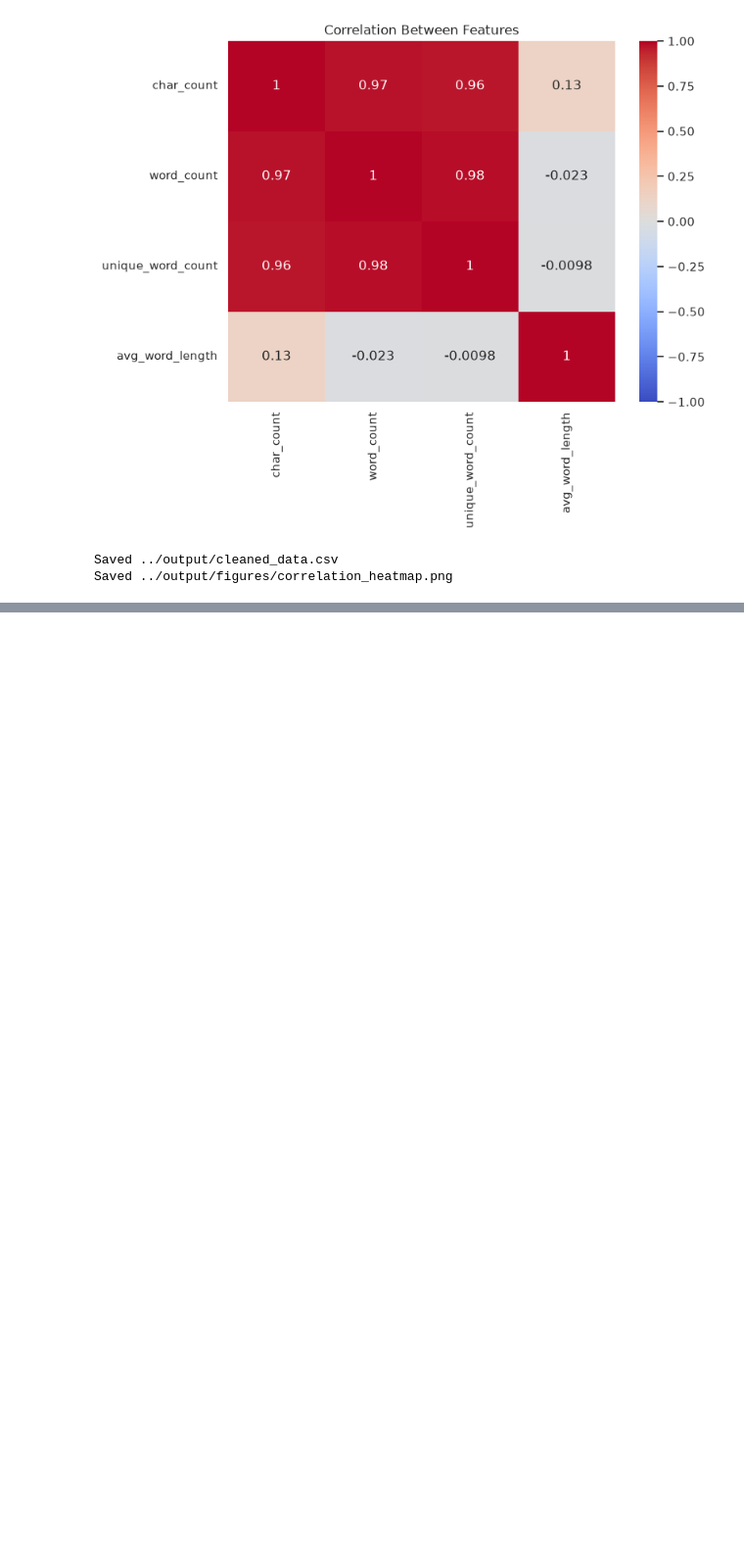
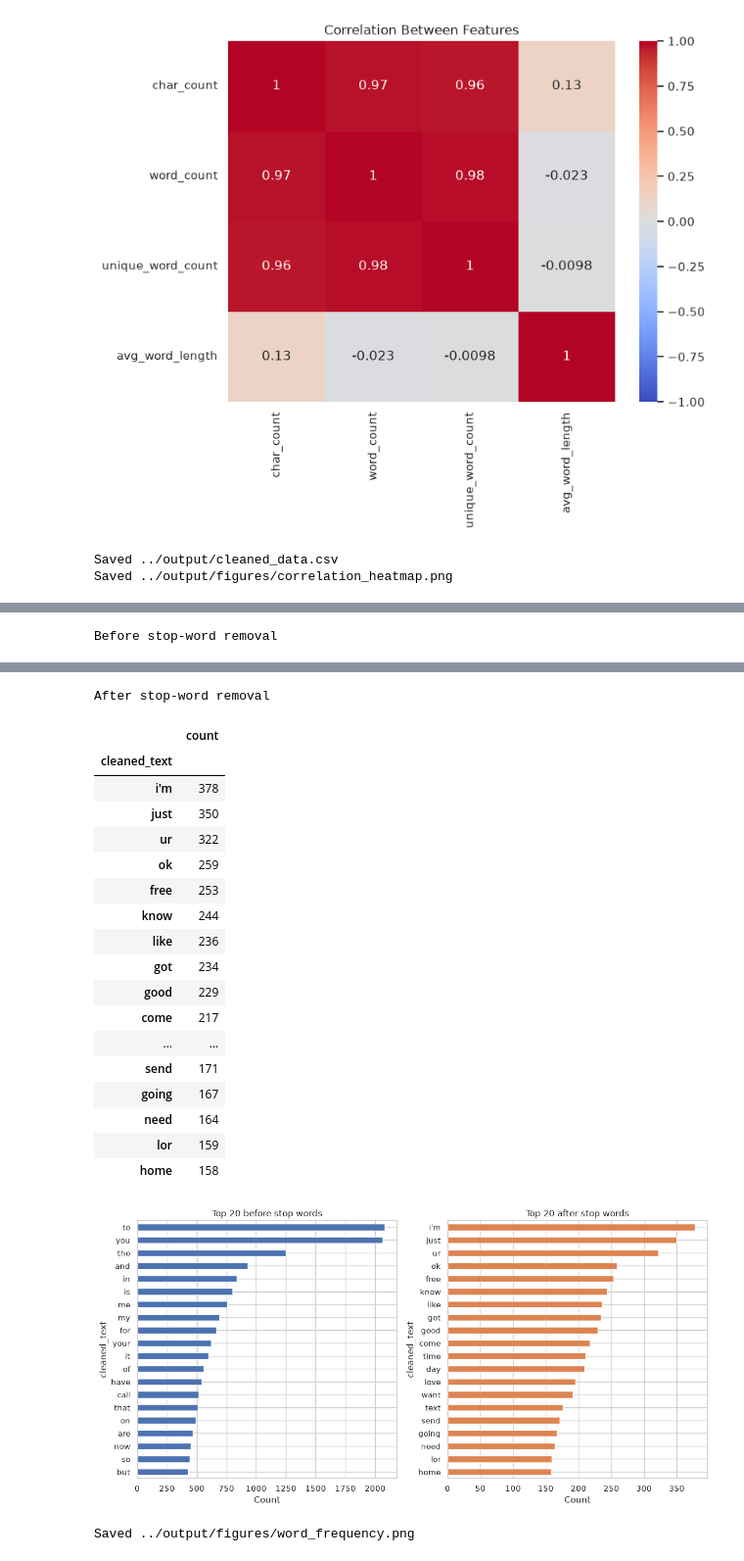
Before and after one commit to OtamaOmar/big-data-Assignment-1, a Jupyter notebook: notebook/analysis.ipynb, the cells around one changed output, grey strips where cells are left out. Shown at 98% size. Saved outputs shown, nothing was run; the diff lists cells and outputs as text; code cells hidden in the pictures; blank space fills up the shorter version.

```diff
--- a/notebook/analysis.ipynb
+++ b/notebook/analysis.ipynb
@@ -301,0 +350,33 @@ Saved ../output/figures/correlation_heatmap.png
+# %%
+def top_words(series, n=20, drop_stops=False):
+    bag = series.str.split().explode()
+    bag = bag[bag.notna() & (bag != "")]
+    # shortcut: one-letter leftovers ("u", "s") are dropped from the ranking; count them again if shorthand should stay
+    bag = bag[bag.str.len() > 1]
+    if drop_stops:
+        bag = bag[~bag.isin(ENGLISH_STOP_WORDS)]
+    return bag.value_counts().head(n)
+
+before = top_words(df["cleaned_text"], 20, drop_stops=False)
+after = top_words(df["cleaned_text"], 20, drop_stops=True)
+
+print("Before stop-word removal")
+display(before.to_frame("count"))
+print("After stop-word removal")
+display(after.to_frame("count"))
+
+fig, axes = plt.subplots(1, 2, figsize=(12, 6))
+before.sort_values().plot.barh(ax=axes[0], color="#4c72b0")
+after.sort_values().plot.barh(ax=axes[1], color="#dd8452")
+axes[0].set_title("Top 20 before stop words")
+axes[1].set_title("Top 20 after stop words")
+axes[0].set_xlabel("Count")
+axes[1].set_xlabel("Count")
+fig.tight_layout()
+
+word_chart = figures_dir / "word_frequency.png"
+fig.savefig(word_chart, bbox_inches="tight")
+plt.show()
+print("Saved", word_chart)
+# %% [output]
+Before stop-word removal
@@ -301,0 +401,21 @@ Saved ../output/figures/correlation_heatmap.png
+After stop-word removal
+|  | count |
+| cleaned_text |  |
+| i'm | 378 |
+| just | 350 |
+| ur | 322 |
+| ok | 259 |
+| free | 253 |
+| know | 244 |
+| like | 236 |
+| got | 234 |
+| good | 229 |
+| come | 217 |
+| ... | ... |
+| send | 171 |
+| going | 167 |
+| need | 164 |
+| lor | 159 |
+| home | 158 |
+[figure, added]
+Saved ../output/figures/word_frequency.png
```
Also changed, not shown: parts of 10 cells of this notebook, 11 other files.
